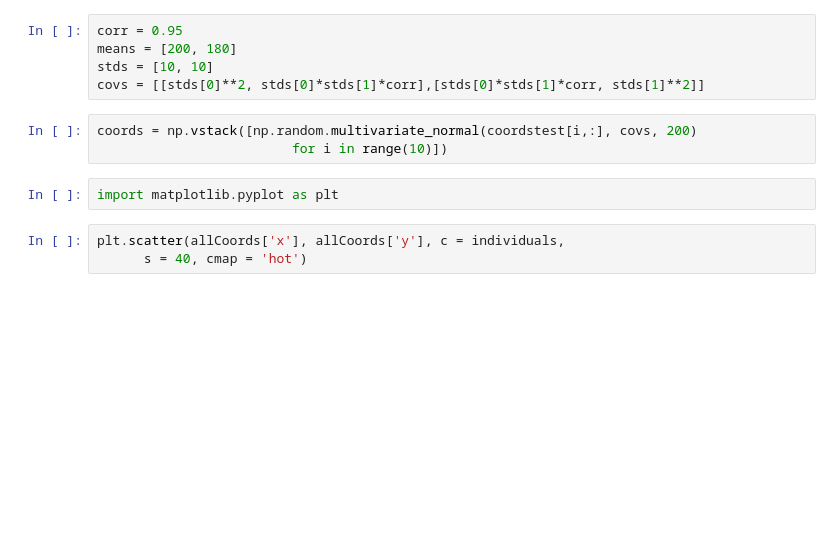
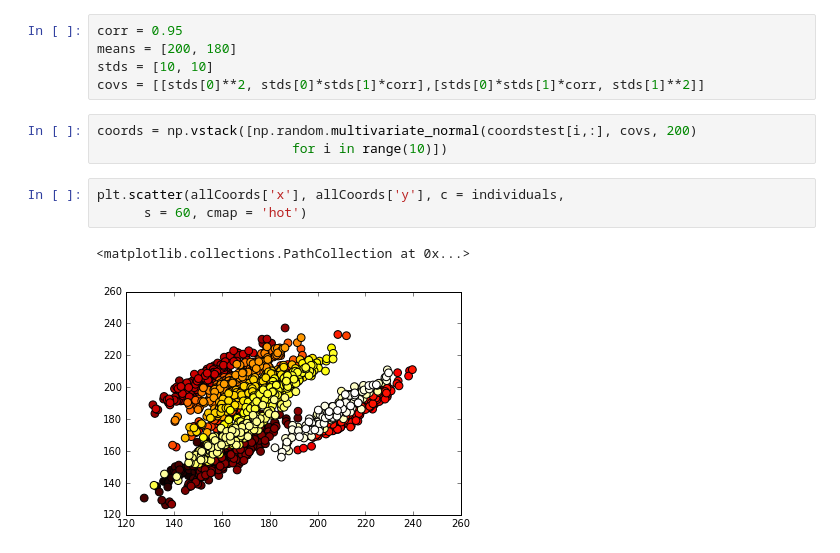
Before and after one commit to sambuddha-roy/presentations, a Jupyter notebook: Veritas.Aug1.2016/Outline.ipynb, the cells around one changed output. Saved outputs shown, nothing was run; the diff lists cells and outputs as text; blank space fills up the shorter version.

```diff
--- a/Veritas.Aug1.2016/Outline.ipynb
+++ b/Veritas.Aug1.2016/Outline.ipynb
@@ -96,8 +81,9 @@ covs = [[stds[0]**2, stds[0]*stds[1]*corr],[stds[0]*stds[1]*corr, stds[1]**2]]
 # %%
 coords = np.vstack([np.random.multivariate_normal(coordstest[i,:], covs, 200)
                          for i in range(10)])
-# %%
-import matplotlib.pyplot as plt
 # %%
 plt.scatter(allCoords['x'], allCoords['y'], c = individuals,
-      s = 40, cmap = 'hot')
+      s = 60, cmap = 'hot')
+# %% [output]
+<matplotlib.collections.PathCollection at 0x...>
+[figure, added]
```
Also changed, not shown: parts of 23 cells of this notebook.
